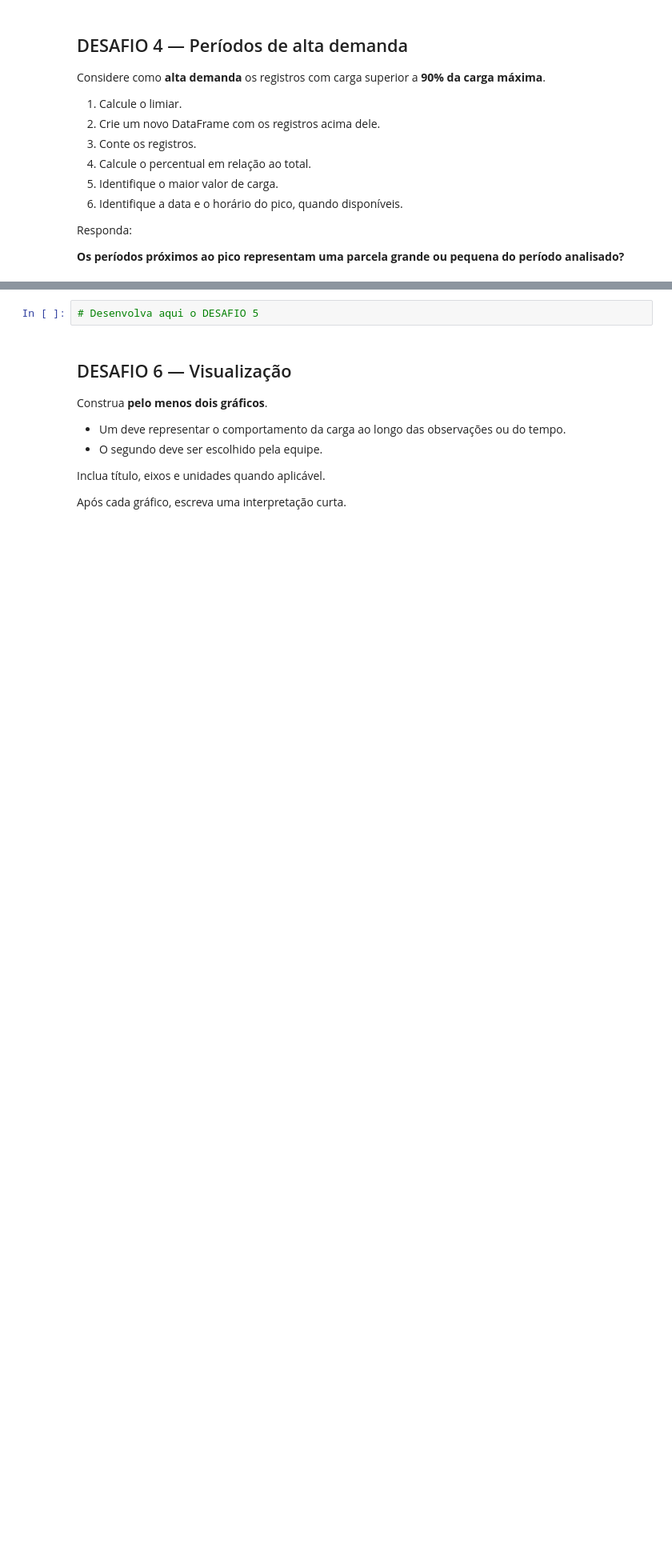
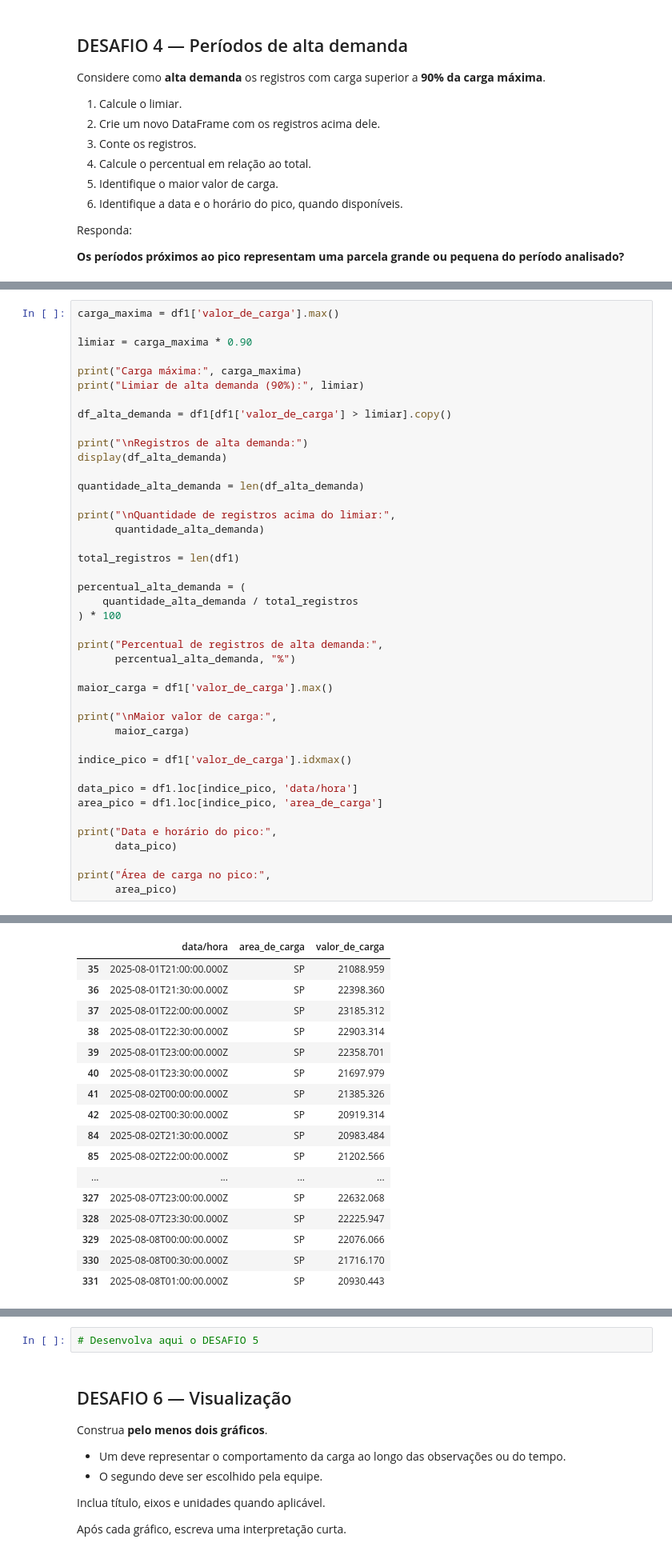
Before and after one commit to Hiero-o/cp_01_tritiack, a Jupyter notebook: Desafio_Final_Energia_ONS_API_Final.ipynb, the cells around one changed output, grey strips where cells are left out. Shown at 80% size. Cells and saved outputs as stored; diff of their text form; blank space fills up the shorter version.

```diff
--- a/Desafio_Final_Energia_ONS_API_Final.ipynb
+++ b/Desafio_Final_Energia_ONS_API_Final.ipynb
@@ -297,0 +298,43 @@ Responda:
+# %%
+carga_maxima = df1['valor_de_carga'].max()
+
+limiar = carga_maxima * 0.90
+
+print("Carga máxima:", carga_maxima)
+print("Limiar de alta demanda (90%):", limiar)
+
+df_alta_demanda = df1[df1['valor_de_carga'] > limiar].copy()
+
+print("\nRegistros de alta demanda:")
+display(df_alta_demanda)
+
+quantidade_alta_demanda = len(df_alta_demanda)
+
+print("\nQuantidade de registros acima do limiar:",
+      quantidade_alta_demanda)
+
+total_registros = len(df1)
+
+percentual_alta_demanda = (
+    quantidade_alta_demanda / total_registros
+) * 100
+
+print("Percentual de registros de alta demanda:",
+      percentual_alta_demanda, "%")
+
+maior_carga = df1['valor_de_carga'].max()
+
+print("\nMaior valor de carga:",
+      maior_carga)
+
+indice_pico = df1['valor_de_carga'].idxmax()
+
+data_pico = df1.loc[indice_pico, 'data/hora']
+area_pico = df1.loc[indice_pico, 'area_de_carga']
+
+print("Data e horário do pico:",
+      data_pico)
+
+print("Área de carga no pico:",
+      area_pico)
+# %% [output]
@@ -297,0 +345,17 @@ Responda:
+|  | data/hora | area_de_carga | valor_de_carga |
+| 35 | 2025-08-01T21:00:00.000Z | SP | 21088.959 |
+| 36 | 2025-08-01T21:30:00.000Z | SP | 22398.360 |
+| 37 | 2025-08-01T22:00:00.000Z | SP | 23185.312 |
+| 38 | 2025-08-01T22:30:00.000Z | SP | 22903.314 |
+| 39 | 2025-08-01T23:00:00.000Z | SP | 22358.701 |
+| 40 | 2025-08-01T23:30:00.000Z | SP | 21697.979 |
+| 41 | 2025-08-02T00:00:00.000Z | SP | 21385.326 |
+| 42 | 2025-08-02T00:30:00.000Z | SP | 20919.314 |
+| 84 | 2025-08-02T21:30:00.000Z | SP | 20983.484 |
+| 85 | 2025-08-02T22:00:00.000Z | SP | 21202.566 |
+| ... | ... | ... | ... |
+| 327 | 2025-08-07T23:00:00.000Z | SP | 22632.068 |
+| 328 | 2025-08-07T23:30:00.000Z | SP | 22225.947 |
+| 329 | 2025-08-08T00:00:00.000Z | SP | 22076.066 |
+| 330 | 2025-08-08T00:30:00.000Z | SP | 21716.170 |
+| 331 | 2025-08-08T01:00:00.000Z | SP | 20930.443 |
```
Also changed, not shown: parts of 6 cells of this notebook.
